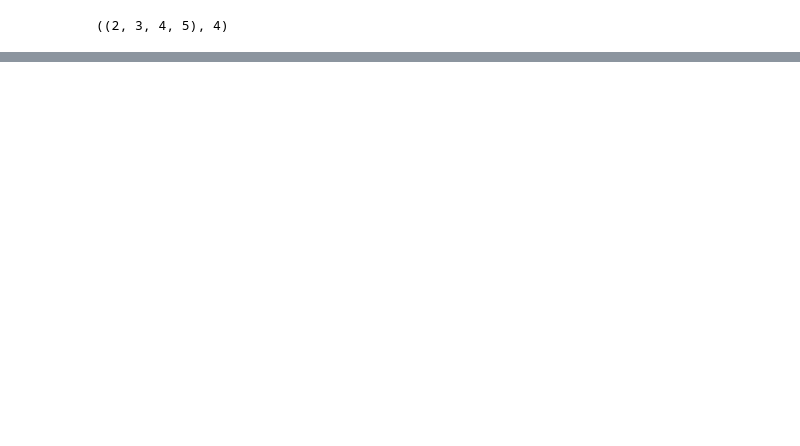
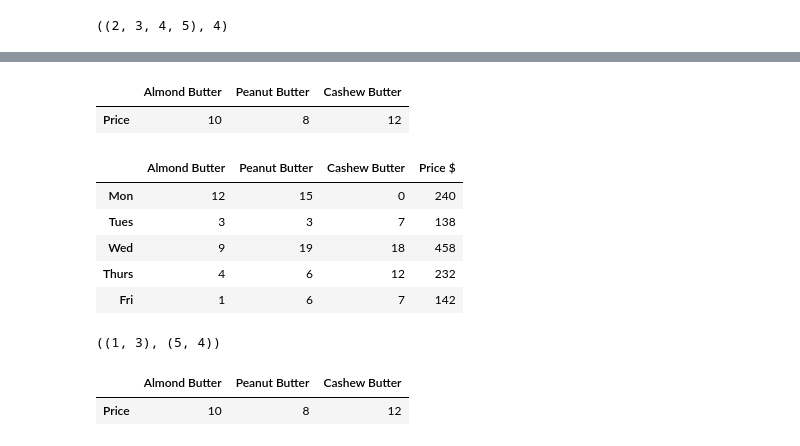
Before and after one commit to Diwas-Regmi/Numpy_Pandas_Matplotlib_mlconcepts, a Jupyter notebook: NumPy/Intro_to_numpy.ipynb, the cells around one changed output, grey strips where cells are left out. Cells and saved outputs as stored; diff of their text form; code cells hidden in the pictures; blank space fills up the shorter version.

```diff
--- a/NumPy/Intro_to_numpy.ipynb
+++ b/NumPy/Intro_to_numpy.ipynb
@@ -324,0 +759,5 @@ array([[[[2, 0, 0, 5],
+# %%
+# Create Weekly- Sales Dataframe
+weekly_sales = pd.DataFrame(sales_amounts, index = ["Mon", "Tues", "Wed","Thurs", "Fri"],
+                           columns = ["Almond Butter", "Peanut Butter", "Cashew Butter"])
+weekly_sales
@@ -324,0 +771,4 @@ array([[[[2, 0, 0, 5],
+# %%
+# Create prices array
+prices = np.array([10,8,12])
+prices
@@ -324,0 +796,3 @@ array([[[[2, 0, 0, 5],
+# %%
+total_sales = np.dot(prices, sales_amounts.T)
+total_sales
@@ -324,0 +801,3 @@ array([[[[2, 0, 0, 5],
+# %%
+weekly_sales["Price $"] = total_sales
+weekly_sales
@@ -324,0 +811,24 @@ array([[[[2, 0, 0, 5],
+# %%
+butter_prices
+# %% [output]
+|  | Almond Butter | Peanut Butter | Cashew Butter |
+| Price | 10 | 8 | 12 |
+# %%
+weekly_sales
+# %% [output]
+|  | Almond Butter | Peanut Butter | Cashew Butter | Price $ |
+| Mon | 12 | 15 | 0 | 240 |
+| Tues | 3 | 3 | 7 | 138 |
+| Wed | 9 | 19 | 18 | 458 |
+| Thurs | 4 | 6 | 12 | 232 |
+| Fri | 1 | 6 | 7 | 142 |
+# %%
+butter_prices.shape, weekly_sales.shape
+# %% [output]
+((1, 3), (5, 4))
+# %%
+ #Create DAily sales
+butter_prices
+# %% [output]
+|  | Almond Butter | Peanut Butter | Cashew Butter |
+| Price | 10 | 8 | 12 |
```
Also changed, not shown: parts of 140 cells of this notebook, 3 other files.
